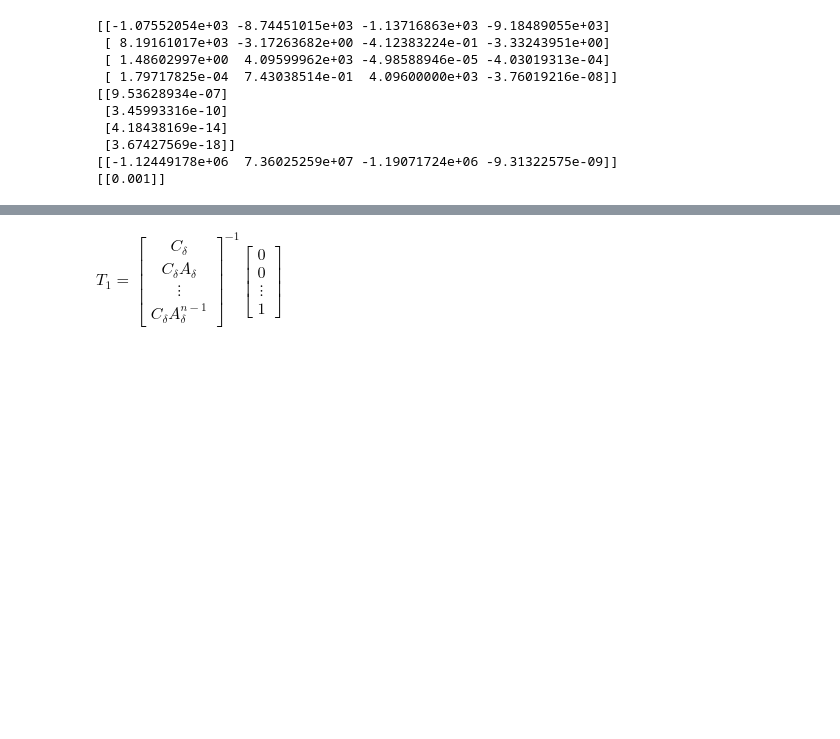
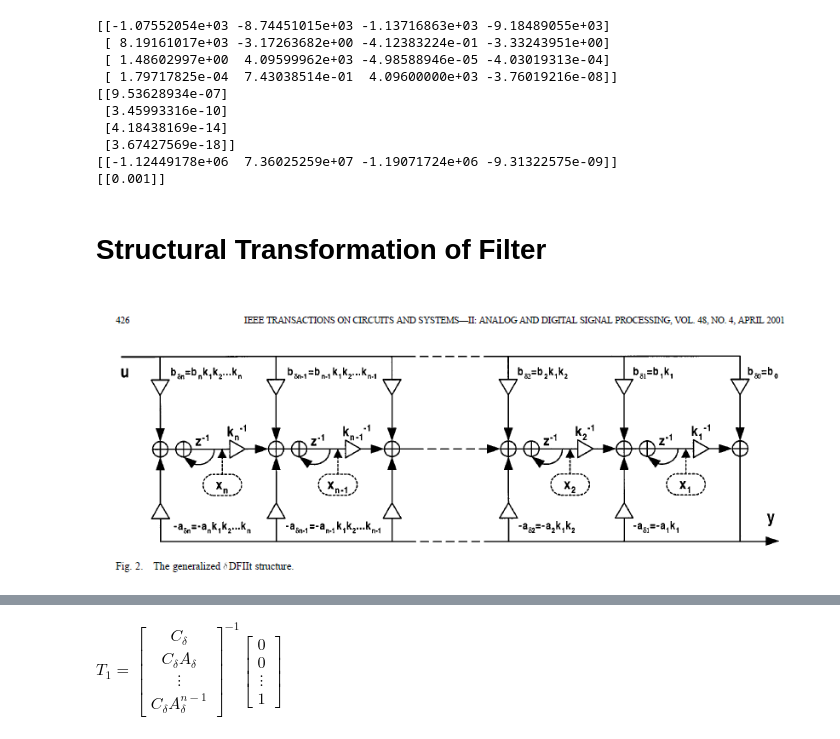
Before and after one commit to forrest-brewer/delta-control, a Jupyter notebook: notebooks/2_sigma_delta_conversion.ipynb, the cells around one changed output, grey strips where cells are left out. Saved outputs shown, nothing was run; the diff lists cells and outputs as text; code cells hidden in the pictures; blank space fills up the shorter version.

```diff
--- a/notebooks/2_sigma_delta_conversion.ipynb
+++ b/notebooks/2_sigma_delta_conversion.ipynb
@@ -131,4 +132,10 @@ print(Dd)
  [3.67427569e-18]]
 [[-1.12449178e+06  7.36025259e+07 -1.19071724e+06 -9.31322575e-09]]
 [[0.001]]
+# %% [markdown]
+# Structural Transformation of Filter
+# %%
+Image(filename='./Figures/dfiit.png')
+# %% [output]
+[figure, added]
 # %% [markdown]
```
Also changed, not shown: parts of 3 cells of this notebook, 4 other files.
